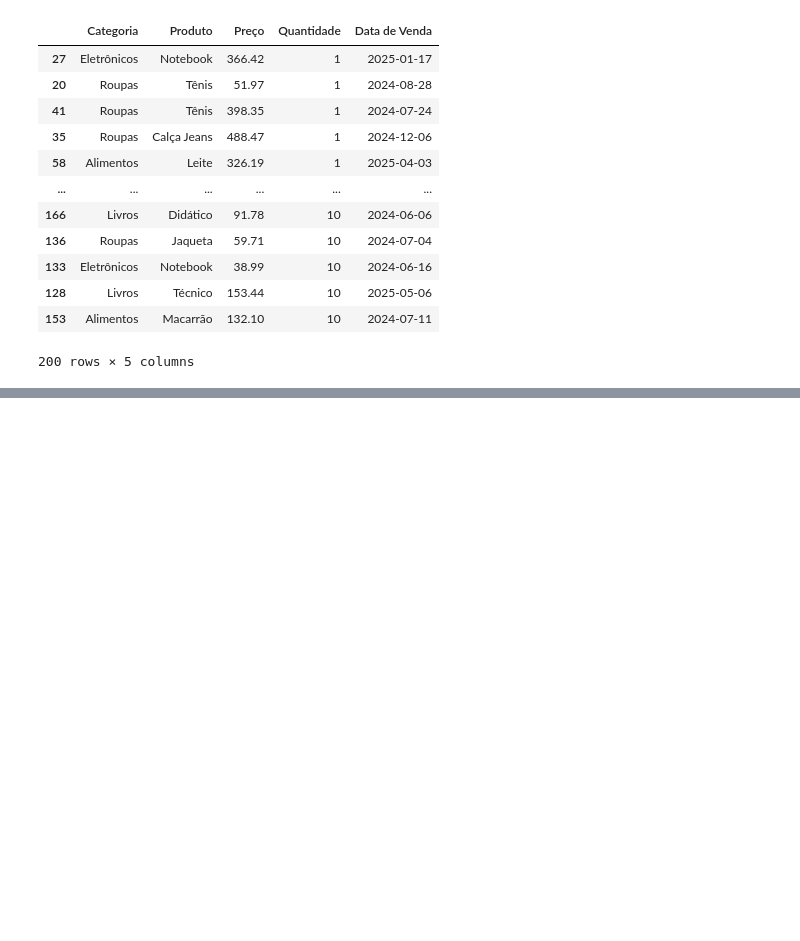
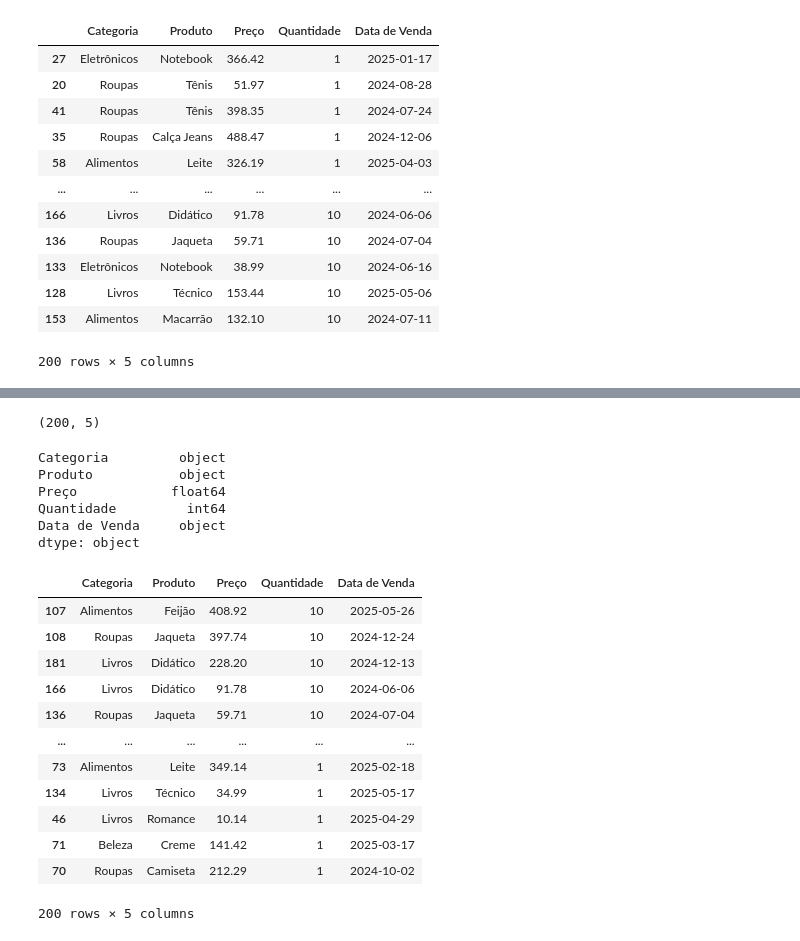
Before and after one commit to antoniofantoni/curso_python_udemy_2025, a Jupyter notebook: 4_pandas/pandas.ipynb, the cells around one changed output, grey strips where cells are left out. Saved outputs shown, nothing was run; the diff lists cells and outputs as text; code cells hidden in the pictures; blank space fills up the shorter version.

```diff
--- a/4_pandas/pandas.ipynb
+++ b/4_pandas/pandas.ipynb
@@ -296,0 +314,30 @@ df_produtos.sort_values(by='Quantidade', ascending=True)
+# %%
+df_produtos.shape# Exibe o número de linhas e colunas do DataFrame
+# %% [output]
+(200, 5)
+# %%
+df_produtos.dtypes# Exibe os tipos de dados de cada coluna
+# %% [output]
+Categoria         object
+Produto           object
+Preço            float64
+Quantidade         int64
+Data de Venda     object
+dtype: object
+# %%
+#ordeando as quantidades
+df_produtos.sort_values(by='Quantidade', ascending=False)  # Ordena o DataFrame por 'Quantidade' em ordem crescente
+# %% [output]
+|  | Categoria | Produto | Preço | Quantidade | Data de Venda |
+| 107 | Alimentos | Feijão | 408.92 | 10 | 2025-05-26 |
+| 108 | Roupas | Jaqueta | 397.74 | 10 | 2024-12-24 |
+| 181 | Livros | Didático | 228.20 | 10 | 2024-12-13 |
+| 166 | Livros | Didático | 91.78 | 10 | 2024-06-06 |
+| 136 | Roupas | Jaqueta | 59.71 | 10 | 2024-07-04 |
+| ... | ... | ... | ... | ... | ... |
+| 73 | Alimentos | Leite | 349.14 | 1 | 2025-02-18 |
+| 134 | Livros | Técnico | 34.99 | 1 | 2025-05-17 |
+| 46 | Livros | Romance | 10.14 | 1 | 2025-04-29 |
+| 71 | Beleza | Creme | 141.42 | 1 | 2025-03-17 |
+| 70 | Roupas | Camiseta | 212.29 | 1 | 2024-10-02 |
+200 rows × 5 columns
```
Also changed, not shown: parts of 2 cells of this notebook, 1 other file.
